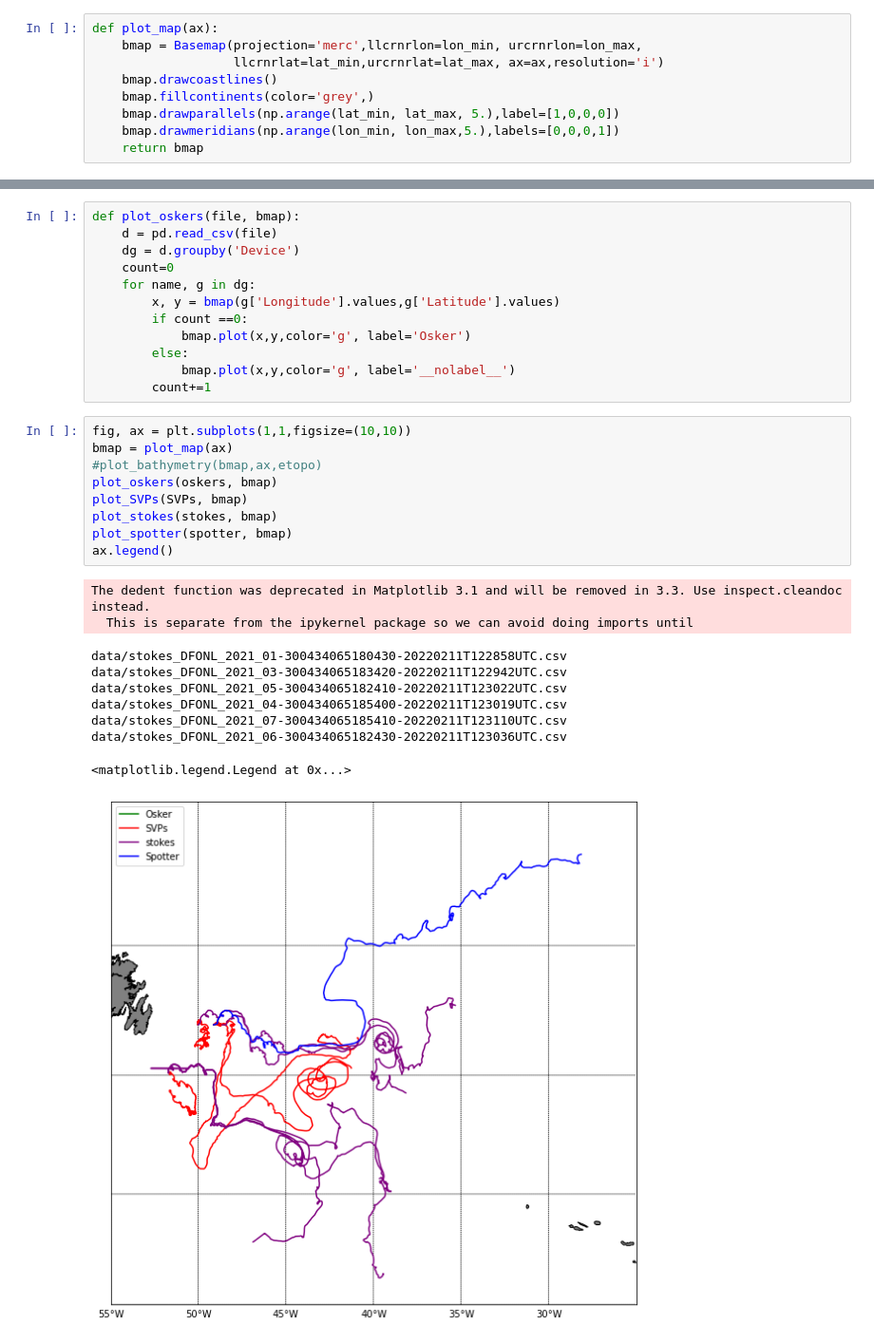
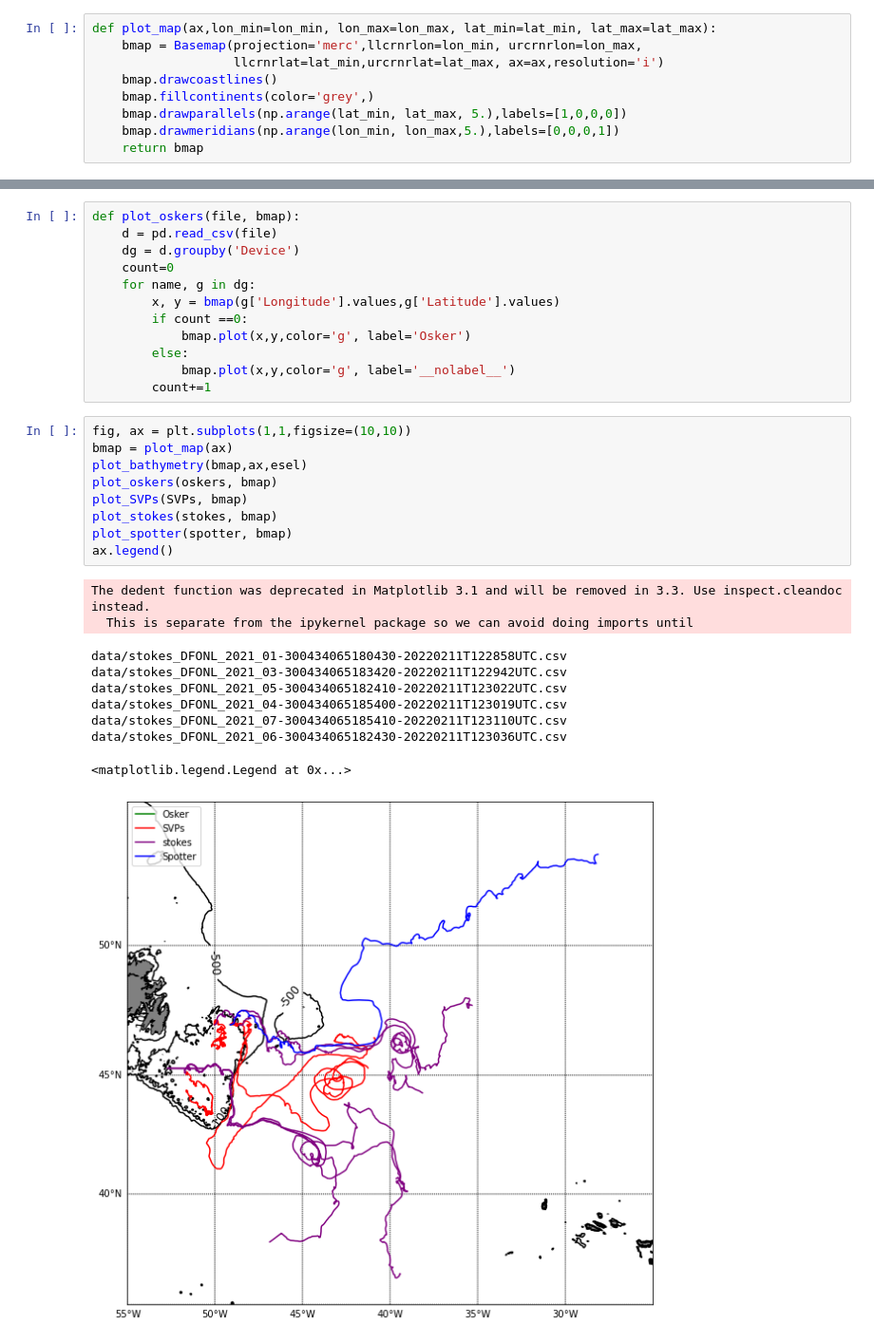
Before and after one commit to nsoontie/ocn_nav, a Jupyter notebook: notebooks/drifters/GrandBanks2021/Nov 2021 Grand Banks Drifters.ipynb, the cells around one changed output, grey strips where cells are left out. Shown at 95% size. Drawn from its saved outputs; the diff is of its cells as text.

```diff
--- a/notebooks/drifters/GrandBanks2021/Nov 2021 Grand Banks Drifters.ipynb
+++ b/notebooks/drifters/GrandBanks2021/Nov 2021 Grand Banks Drifters.ipynb
@@ -25,12 +25,12 @@ SVPs = glob.glob('data/SVP_*')
 spotter = 'data/SPOT-1017_2021-12-06_2022-02-12_download.csv'
 oskers = 'data/OSKERS_DFO-GrandBanks2021.csv'
 # %%
-def plot_map(ax):
+def plot_map(ax,lon_min=lon_min, lon_max=lon_max, lat_min=lat_min, lat_max=lat_max):
     bmap = Basemap(projection='merc',llcrnrlon=lon_min, urcrnrlon=lon_max,
                    llcrnrlat=lat_min,urcrnrlat=lat_max, ax=ax,resolution='i')
     bmap.drawcoastlines()
     bmap.fillcontinents(color='grey',)
-    bmap.drawparallels(np.arange(lat_min, lat_max, 5.),label=[1,0,0,0])
+    bmap.drawparallels(np.arange(lat_min, lat_max, 5.),labels=[1,0,0,0])
     bmap.drawmeridians(np.arange(lon_min, lon_max,5.),labels=[0,0,0,1])
     return bmap
 # %%
@@ -87,20 +87,20 @@ def plot_oskers(file, bmap):
 # %%
 fig, ax = plt.subplots(1,1,figsize=(10,10))
 bmap = plot_map(ax)
-#plot_bathymetry(bmap,ax,etopo)
+plot_bathymetry(bmap,ax,esel)
 plot_oskers(oskers, bmap)
 plot_SVPs(SVPs, bmap)
 plot_stokes(stokes, bmap)
 plot_spotter(spotter, bmap)
 ax.legend()
 # %% [output]
 The dedent function was deprecated in Matplotlib 3.1 and will be removed in 3.3. Use inspect.cleandoc instead.
   This is separate from the ipykernel package so we can avoid doing imports until
 data/stokes_DFONL_2021_01-300434065180430-20220211T122858UTC.csv
 data/stokes_DFONL_2021_03-300434065183420-20220211T122942UTC.csv
 data/stokes_DFONL_2021_05-300434065182410-20220211T123022UTC.csv
 data/stokes_DFONL_2021_04-300434065185400-20220211T123019UTC.csv
 data/stokes_DFONL_2021_07-300434065185410-20220211T123110UTC.csv
 data/stokes_DFONL_2021_06-300434065182430-20220211T123036UTC.csv
 <matplotlib.legend.Legend at 0x...>
-[figure, old version]
+[figure, new version]
```
Also changed, not shown: parts of 2 cells of this notebook.
